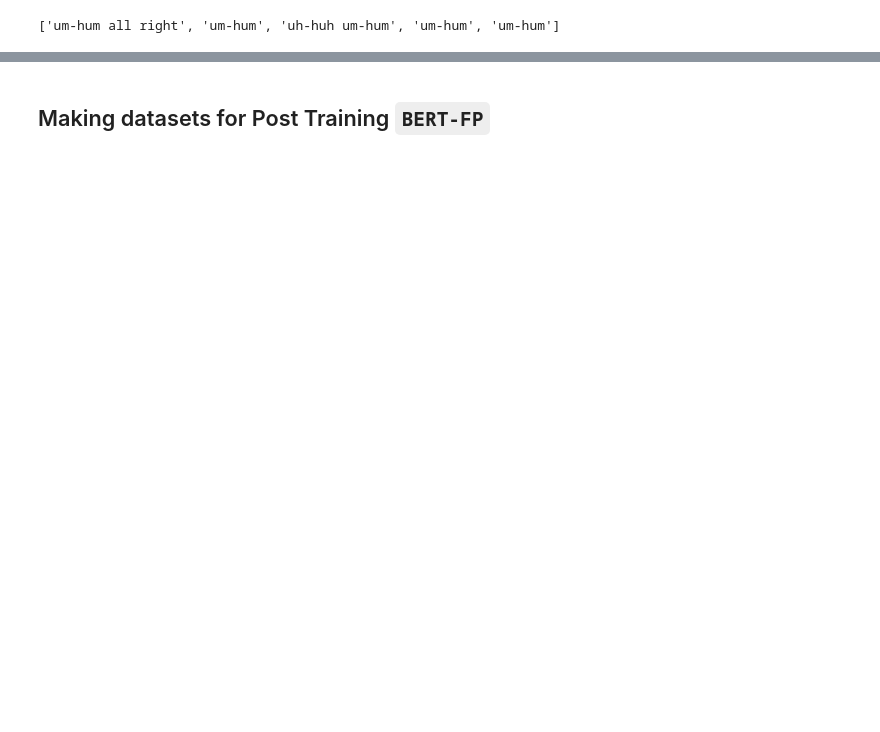
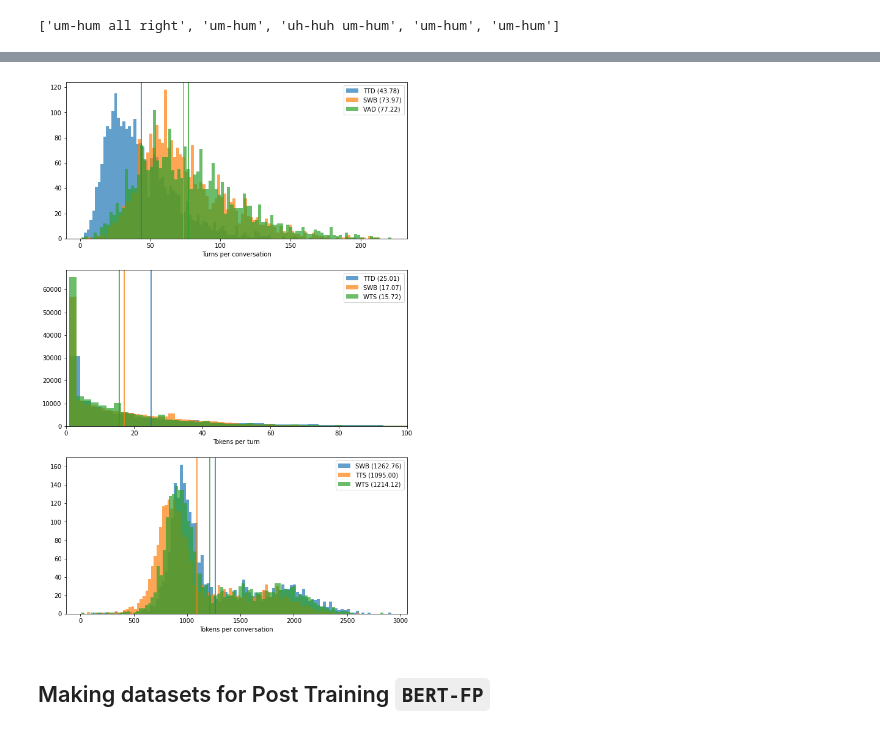
Before and after one commit to Sarenne/BERT_FP, a Jupyter notebook: make_bertfp_datasets.ipynb, the cells around one changed output, grey strips where cells are left out. Drawn from its saved outputs; the diff is of its cells as text; code cells hidden in the pictures; blank space fills up the shorter version.

```diff
--- a/make_bertfp_datasets.ipynb
+++ b/make_bertfp_datasets.ipynb
@@ -111,0 +152,13 @@ Empty 'cleaned' utterances
+# %%
+# For VAD turns (original TTD version)
+ttd_path = '/disk/scratch/swallbridge/TurnGPT/data/switchboard_vad/dialogs_turn_level'
+ttd_files = glob(vad_path + '/*')
+
+ttd_dialogues = {}
+ttd_turns = []
+for file in tqdm(ttd_files):
+    conv_id = file.split('/')[-1][:-5]
+
+    turns = read_json(file)
+    new_turns = convert_turns_into_objects(turns, conv_id)
+    ttd_turns.extend(new_turns)
@@ -111,0 +169,7 @@ Empty 'cleaned' utterances
+# %%
+from conversational_corpus import ConversationTranscripts
+ttd_corpus = ConversationTranscripts(transcripts_path=None, conversation_fn=None, conv_num=len(ttd_dialogues))
+ttd_corpus.conv_turns = ttd_turns
+
+wts_corpus = ConversationTranscripts(transcripts_path=None, conversation_fn=None, conv_num=len(vad_dialogues))
+wts_corpus.conv_turns = wts_turns
@@ -111,0 +182,62 @@ Empty 'cleaned' utterances
+# %%
+print(len(swb_corpus.conv_turns), len(ttd_corpus.conv_turns), len(wts_corpus.conv_turns))
+swb_turn_df = pd.DataFrame(swb_corpus.conv_turns)
+ttd_turn_df = pd.DataFrame(ttd_corpus.conv_turns)
+wts_turn_df = pd.DataFrame(wts_corpus.conv_turns)
+
+Plot turns per conversation
+swb_turn_lengths = list(swb_turn_df['conv_id'].value_counts())
+ttd_turn_lengths = list(ttd_turn_df['conv_id'].value_counts())
+wts_turn_lengths = list(wts_turn_df['conv_id'].value_counts())
+
+f, ax = plt.subplots(3,1,figsize=(10,16))
+ax[0].hist(ttd_turn_lengths, label=f'TTD ({np.mean(ttd_turn_lengths):.2f})', color='C0', alpha=0.7, bins=100)
+ax[0].hist(swb_turn_lengths, label=f'SWB ({np.mean(swb_turn_lengths):.2f})', color='C1', alpha=0.7, bins=100)
+ax[0].hist(wts_turn_lengths, label=f'VAD ({np.mean(wts_turn_lengths):.2f})', color='C2', alpha=0.7, bins=100)
+
+ax[0].axvline(np.mean(ttd_turn_lengths), color='C0')
+ax[0].axvline(np.mean(swb_turn_lengths),  color='C1')
+ax[0].axvline(np.mean(wts_turn_lengths),  color='C2')
+
+ax[0].set_xlabel('Turns per conversation')
+ax[0].legend()
+
+Plot tokens per turn
+swb_tok_lengths = [len(t.split(' ')) for t in list(swb_turn_df['clean_text'])]
+ttd_tok_lengths = [len(t.split(' ')) for t in list(ttd_turn_df['clean_text'])]
+wts_tok_lengths = [len(t.split(' ')) for t in list(wts_turn_df['clean_text'])]
+
+# f, ax = plt.subplots(1,1,figsize=(10,6))
+ax[1].hist(ttd_tok_lengths, label=f'TTD ({np.mean(ttd_tok_lengths):.2f})', color='C0', alpha=0.7, bins=200)
+ax[1].hist(swb_tok_lengths, label=f'SWB ({np.mean(swb_tok_lengths):.2f})', color='C1', alpha=0.7, bins=200)
+ax[1].hist(wts_tok_lengths, label=f'WTS ({np.mean(wts_tok_lengths):.2f})', color='C2', alpha=0.7, bins=200)
+
+ax[1].axvline(np.mean(ttd_tok_lengths), color='C0')
+ax[1].axvline(np.mean(swb_tok_lengths),  color='C1')
+ax[1].axvline(np.mean(wts_tok_lengths),  color='C2')
+
+ax[1].set_xlim(0,100)
+
+ax[1].set_xlabel('Tokens per turn')
+ax[1].legend()
+
+
+Plot tokens per turn
+swb_c_ids = set(list(swb_turn_df.conv_id))
+swb_tok_convs = [sum([len(t.split(' ')) for t in list(swb_turn_df[swb_turn_df.conv_id == c]['clean_text'])]) for c in tqdm(swb_c_ids)]
+ttd_c_ids = set(list(ttd_turn_df.conv_id))
+ttd_tok_convs = [sum([len(t.split(' ')) for t in list(ttd_turn_df[ttd_turn_df.conv_id == c]['clean_text'])]) for c in tqdm(ttd_c_ids)]
+wts_c_ids = set(list(wts_turn_df.conv_id))
+wts_tok_convs = [sum([len(t.split(' ')) for t in list(wts_turn_df[wts_turn_df.conv_id == c]['clean_text'])]) for c in tqdm(wts_c_ids)]
+
+ax[2].hist(swb_tok_convs, label=f'SWB ({np.mean(swb_tok_convs):.2f})', color='C0', alpha=0.7, bins=100)
+ax[2].hist(ttd_tok_convs, label=f'TTS ({np.mean(ttd_tok_convs):.2f})', color='C1', alpha=0.7, bins=100)
+ax[2].hist(wts_tok_convs, label=f'WTS ({np.mean(wts_tok_convs):.2f})', color='C2', alpha=0.7, bins=100)
+
+ax[2].axvline(np.mean(swb_tok_convs), color='C0')
+ax[2].axvline(np.mean(ttd_tok_convs),  color='C1')
+ax[2].axvline(np.mean(wts_tok_convs),  color='C2')
+
+ax[2].set_xlabel('Tokens per conversation')
+ax[2].legend()
+# %% [output]
@@ -112,3 +246,4 @@ Empty 'cleaned' utterances
+[figure, added]
 # %% [markdown]
 ## Making datasets for Post Training `BERT-FP`
 # %%
```
Also changed, not shown: parts of 42 cells of this notebook.
